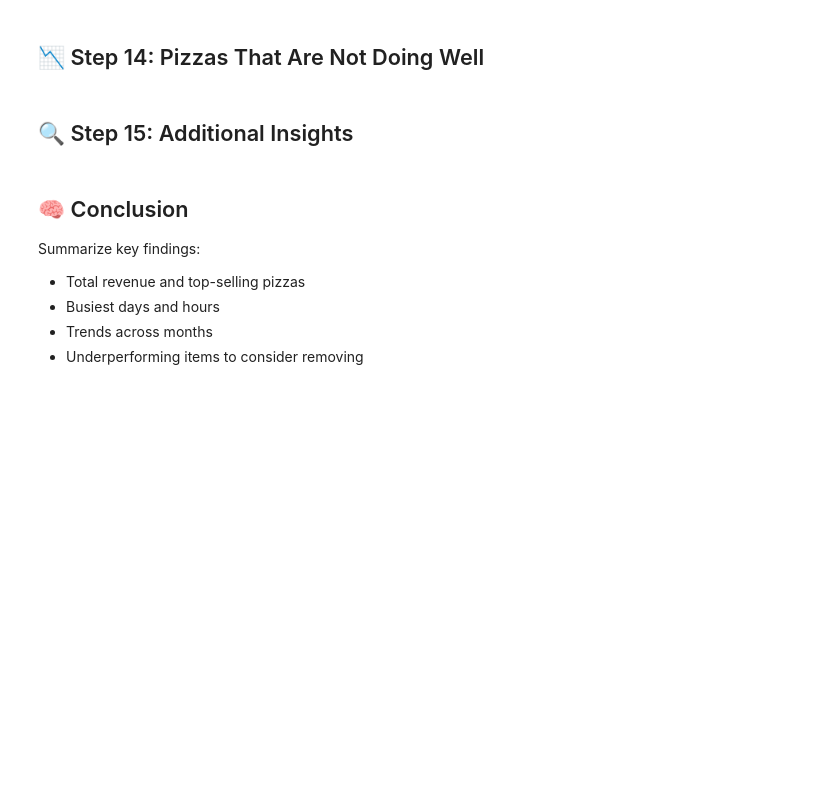
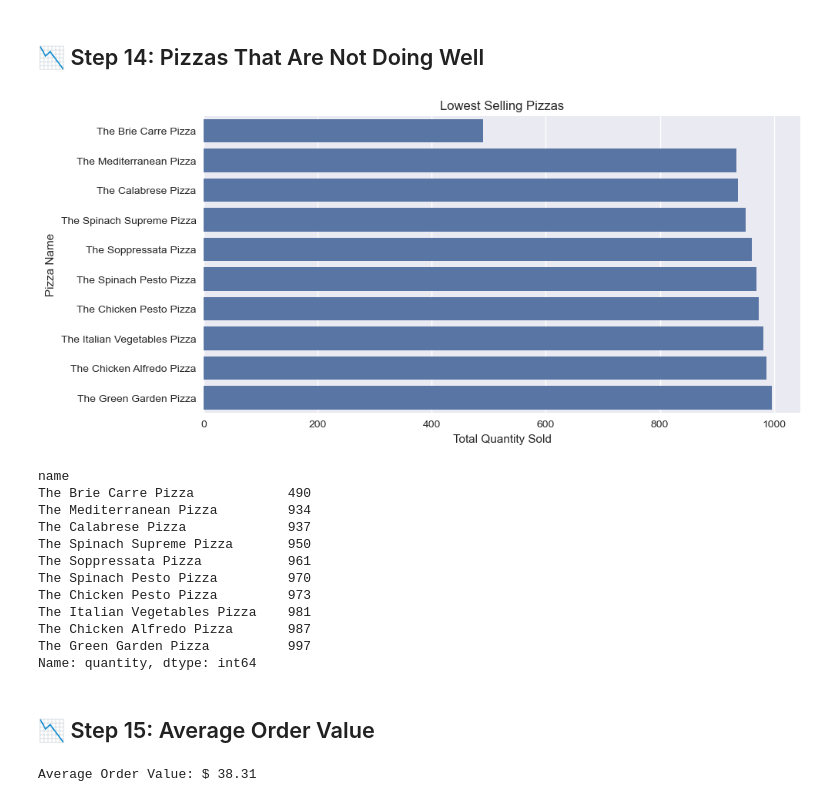
Before and after one commit to MartinKyng/Projects, a Jupyter notebook: pizza_sales_analysis.ipynb, the cells around one changed output. Saved outputs shown, nothing was run; the diff lists cells and outputs as text; code cells hidden in the pictures; blank space fills up the shorter version.

```diff
--- a/pizza_sales_analysis.ipynb
+++ b/pizza_sales_analysis.ipynb
@@ -137,13 +215,25 @@ monthly_sales
 # %% [markdown]
 ## 📉 Step 14: Pizzas That Are Not Doing Well
 # %%
-low_sellers = full_data.groupby('pizza_name')['quantity'].sum().sort_values().head(10)
+low_sellers = full_data.groupby('name')['quantity'].sum().sort_values().head(10)
 plt.figure(figsize=(10,5))
 sns.barplot(x=low_sellers.values, y=low_sellers.index)
 plt.title('Lowest Selling Pizzas')
 plt.xlabel('Total Quantity Sold')
 plt.ylabel('Pizza Name')
 plt.show()
 low_sellers
+# %% [output]
+[figure, added]
+name
+The Brie Carre Pizza            490
+The Mediterranean Pizza         934
+The Calabrese Pizza             937
+The Spinach Supreme Pizza       950
+The Soppressata Pizza           961
+The Spinach Pesto Pizza         970
+The Chicken Pesto Pizza         973
+The Italian Vegetables Pizza    981
+The Chicken Alfredo Pizza       987
+The Green Garden Pizza          997
+Name: quantity, dtype: int64
-# %% [markdown]
-## 🔍 Step 15: Additional Insights
@@ -157,7 +240,11 @@ low_sellers
-# %% [markdown]
-## 🧠 Conclusion
-Summarize key findings:
-- Total revenue and top-selling pizzas
-- Busiest days and hours
-- Trends across months
-- Underperforming items to consider removing
+# %% [markdown]
+## 📉 Step 15: Average Order Value
+# %%
+# Calculate total revenue per order
+order_totals = full_data.groupby('order_id')['line_total'].sum()
+
+# Calculate average order value
+average_order_value = order_totals.mean()
+print("Average Order Value: $", round(average_order_value, 2))
+# %% [output]
+Average Order Value: $ 38.31
```
Also changed, not shown: parts of 18 cells of this notebook.
